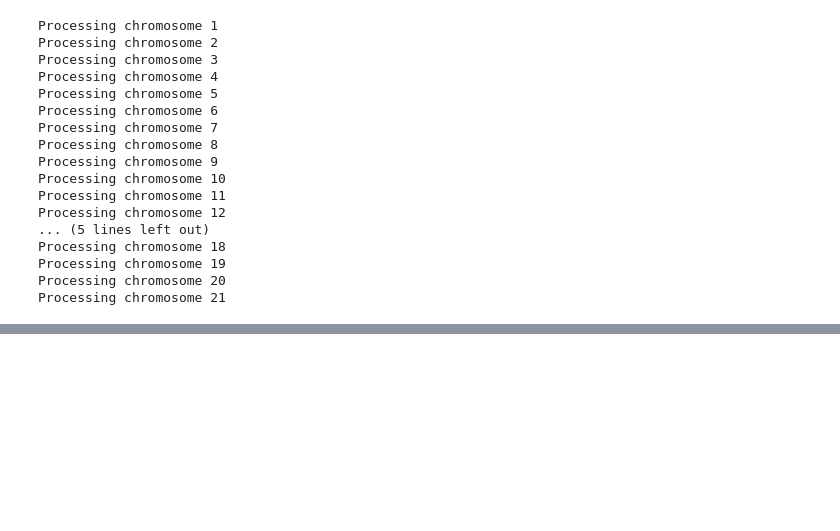
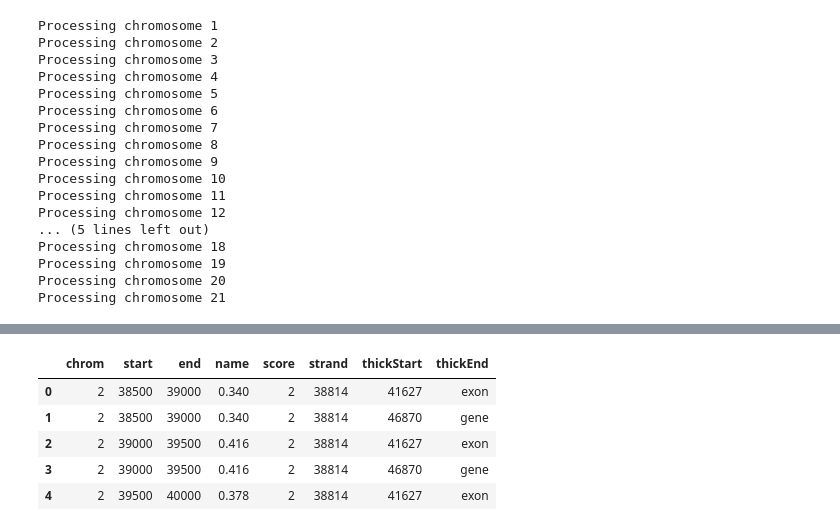
Before and after one commit to DSuveges/GenomePlotter, a Jupyter notebook: Genome_Plotter_v2.0.ipynb, the cells around one changed output, grey strips where cells are left out. Saved outputs shown, nothing was run; the diff lists cells and outputs as text; code cells hidden in the pictures; blank space fills up the shorter version.

Commit message:
Larger scale update to make the plot nicer and more acurate.

```diff
--- a/Genome_Plotter_v2.0.ipynb
+++ b/Genome_Plotter_v2.0.ipynb
@@ -482,0 +735,19 @@ Processing chromosome 21
+# %%
+def generate_xy(pos, min_pos, chunk_size, width):
+    '''
+    Generating x,y coordinates from genomic position and
+    the provided plot width or chunk size.
+
+    pos - genomic position
+    pixel - the size of the point taken up by one chunk.
+    width - number of chunks in one row
+    chunk_size - the number of basepairs pooled together in one chunk.
+    '''
+    pos = pos - min_pos
+    chunk = int(int(pos)/chunk_size)
+    print("Chunk: %s" % chunk)
+    y = int(chunk / row_count)
+    x = (chunk - int(chunk / row_count)*row_count)
+    print("X: %s, Y: %s" % (x,y))
+
+chr_dataf.head()
@@ -482,0 +775,81 @@ Processing chromosome 21
+# %%
+'''
+Importig libraries:
+'''
+
+import gzip # For reading data
+import pybedtools # For finding overlap between our chunks and genes and GWAS signals
+import pandas # data handling
+import numpy as np # Working with large arrays
+import colorsys # Generate color gradient.
+import cairosvg # Converting svg to image
+import pickle # Saving dataframes to disk
+import os.path # checking if the datafies are already there.
+
+'''
+Input files and folder + checking if they are present
+'''
+
+workingDir = os.getcwd()
+Chromosome_file_loc = workingDir + "/data/Processed_chr%s.bed.gz"
+GWAS_file_loc = workingDir + "/data/processed_GWAS.bed.gz"
+GENCODE_file_loc = workingDir + "/data/GENCODE.merged.bed.gz"
+outputDir = workingDir + "/processed_data/dataframe_chr%s.pkl"
+
+if not os.path.isfile(GWAS_file_loc):
+    print ("GWAS file is missing. Run `prepare_data.sh` first!")
+if not os.path.isfile(GENCODE_file_loc):
+    print ("GENCODE file is missing. Run `prepare_data.sh` first!")
+if not os.path.isfile(Chromosome_file_loc % 11):
+    print ("Processed chromosome files are missing! Run `prepare_data.sh` first!")
+
+# These values are read from the command line once the script is wrapped:
+axis = 1
+dimension = 400
+chromosome = 2
+
+# Reading datafile:
+dataFile = Chromosome_file_loc % chromosome
+chr_dataf = pd.read_csv(dataFile, compression='gzip', sep='\t', quotechar='"')
+
+# Based on the difference between the stat and end positions, we get the chunk size:
+chunk_size = chr_dataf.head(1).apply(lambda x: x['end'] - x['start'], axis=1)
+min_pos  = chr_dataf.start.min()
+
+# Get the width (number of chunks plotted in one row)
+width = dimension # We are dealing with fixed column numbers
+if axis == 0:  width = int(chr_dataf.shape[0]/dimension) # We are dealing with fixed number of rows.
+
+# Adding plot coordinates to the dataframe:
+chr_dataf = chr_dataf.apply(generate_xy, args = (min_pos, chunk_size, width), axis =1)
+
+# Reading GENCODE file:
+GENCODE_bed = pybedtools.BedTool(GENCODE_file_loc)
+
+# Run intersectbed:
+chr_data_bed = pybedtools.BedTool(dataFile)
+
+# Get intersecting GENCODE features:
+GencodeIntersect = chr_data_bed.intersect(GENCODE_bed, wa = True, wb = True)
+GC_INT = pybedtools.bedtool.BedTool.to_dataframe(GencodeIntersect)
+
+# Assign features to each chunk:
+#GENCODE_chunks = GC_INT.groupby('score').apply(lambda x: 'exon' if 'exon' in x.itemRgb.unique() else 'gene' )
+#GENCODE_chunks.name = "GENCODE"
+#chr_dataf['GENCODE'] = 'intergenic' # By default, all GENCODE values are intergenic
+#chr_dataf.GENCODE.update(GENCODE_chunks) # This value will be overwritten if overlaps with exon or gene
+#chr_dataf.head()
+
+# Assinging column number:
+#row_count = 800
+#col_count = int(chr_dataf.shape[0] / rows)
+#chr_dataf['col_frac'] = chr_dataf[4] % col_count / float(col_count)
+#chr_dataf.head()
+GC_INT.head()
+# %% [output]
+|  | chrom | start | end | name | score | strand | thickStart | thickEnd |
+| 0 | 2 | 38500 | 39000 | 0.340 | 2 | 38814 | 41627 | exon |
+| 1 | 2 | 38500 | 39000 | 0.340 | 2 | 38814 | 46870 | gene |
+| 2 | 2 | 39000 | 39500 | 0.416 | 2 | 38814 | 41627 | exon |
+| 3 | 2 | 39000 | 39500 | 0.416 | 2 | 38814 | 46870 | gene |
+| 4 | 2 | 39500 | 40000 | 0.378 | 2 | 38814 | 41627 | exon |
```
Also changed, not shown: parts of 29 cells of this notebook, 9 other files.
